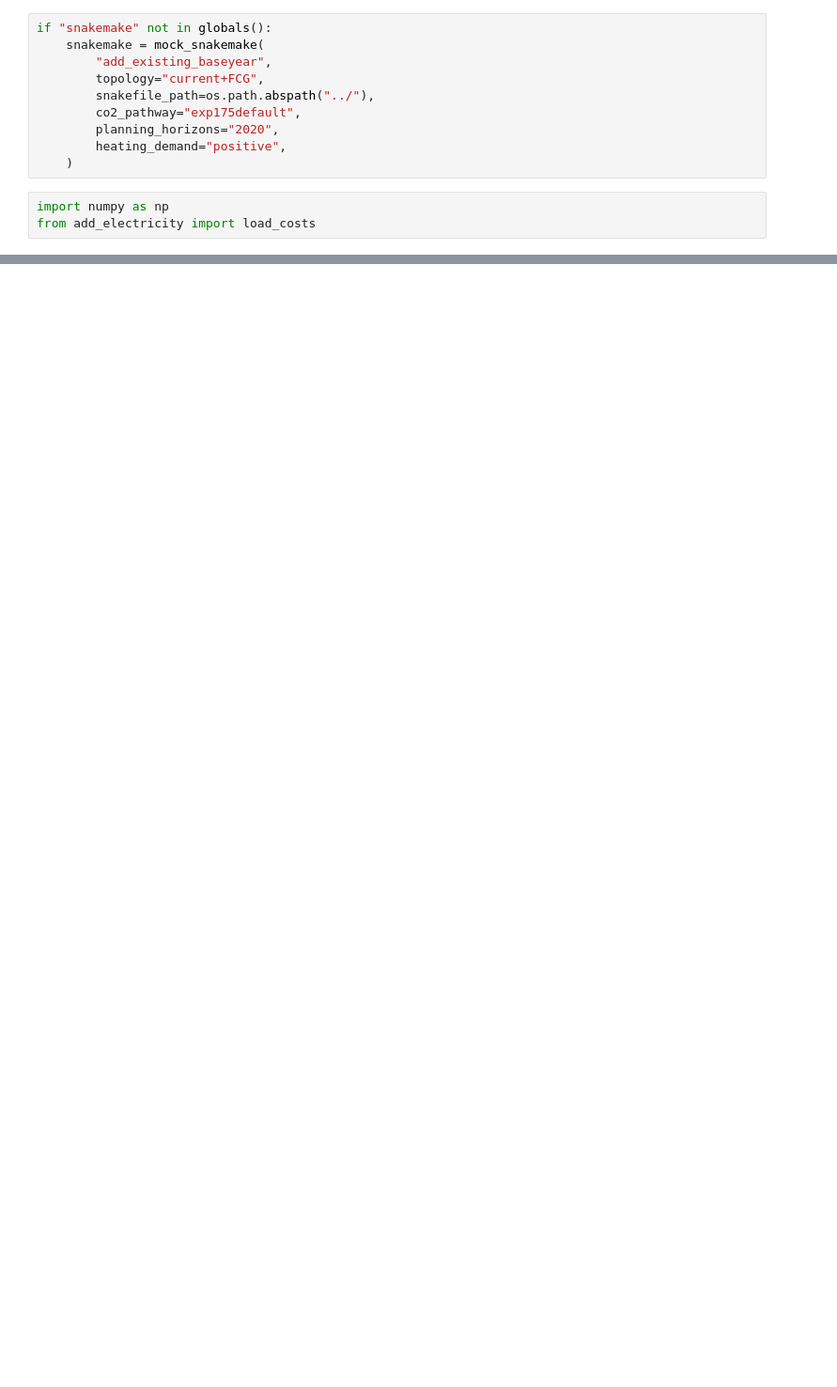
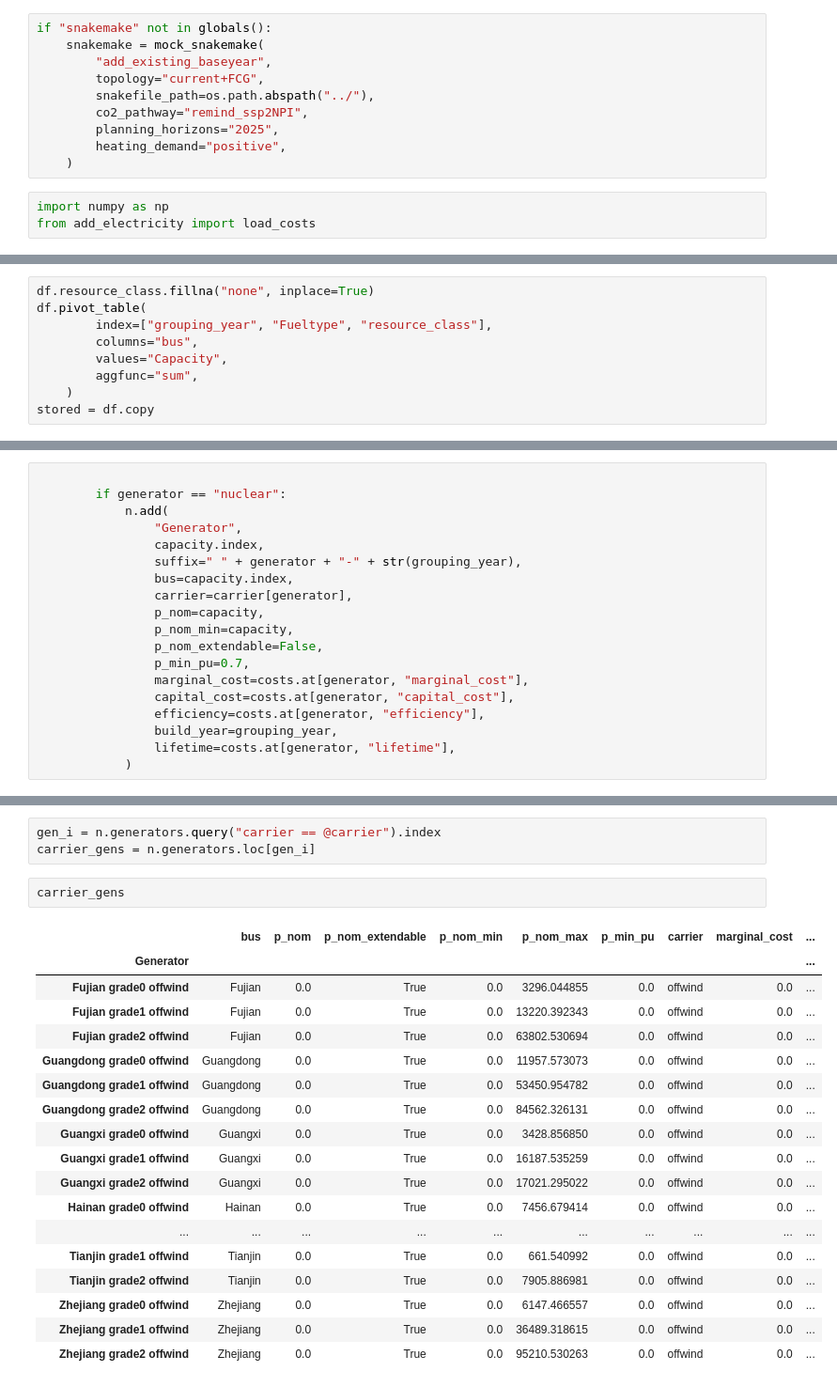
Before and after one commit to pik-piam/PyPSA-China-PIK, a Jupyter notebook: workflow/notebooks/dev-brownfield_grades_vre.ipynb, the cells around one changed output, grey strips where cells are left out. Shown at 94% size. Drawn from its saved outputs; the diff is of its cells as text; blank space fills up the shorter version.

```diff
--- a/workflow/notebooks/dev-brownfield_grades_vre.ipynb
+++ b/workflow/notebooks/dev-brownfield_grades_vre.ipynb
@@ -34,8 +34,8 @@ if "snakemake" not in globals():
         "add_existing_baseyear",
         topology="current+FCG",
         snakefile_path=os.path.abspath("../"),
-        co2_pathway="exp175default",
-        planning_horizons="2020",
+        co2_pathway="remind_ssp2NPI",
+        planning_horizons="2025",
         heating_demand="positive",
     )
 # %%
@@ -135,0 +95,9 @@ df.loc[(slice(None),"onwind"),:]
+# %%
+df.resource_class.fillna("none", inplace=True)
+df.pivot_table(
+        index=["grouping_year", "Fueltype", "resource_class"],
+        columns="bus",
+        values="Capacity",
+        aggfunc="sum",
+    )
+stored = df.copy
@@ -135,0 +443,19 @@ df.loc[(slice(None),"onwind"),:]
+# %%
+
+        if generator == "nuclear":
+            n.add(
+                "Generator",
+                capacity.index,
+                suffix=" " + generator + "-" + str(grouping_year),
+                bus=capacity.index,
+                carrier=carrier[generator],
+                p_nom=capacity,
+                p_nom_min=capacity,
+                p_nom_extendable=False,
+                p_min_pu=0.7,
+                marginal_cost=costs.at[generator, "marginal_cost"],
+                capital_cost=costs.at[generator, "capital_cost"],
+                efficiency=costs.at[generator, "efficiency"],
+                build_year=grouping_year,
+                lifetime=costs.at[generator, "lifetime"],
+            )
@@ -178,0 +759,24 @@ FileNotFoundError: [Errno 2] No such file or directory: '/home/ivanra/documents/
+# %%
+gen_i = n.generators.query("carrier == @carrier").index
+carrier_gens = n.generators.loc[gen_i]
+# %%
+carrier_gens
+# %% [output]
+|  | bus | p_nom | p_nom_extendable | p_nom_min | p_nom_max | p_min_pu | carrier | marginal_cost | ... |
+| Generator |  |  |  |  |  |  |  |  | ... |
+| Fujian grade0 offwind | Fujian | 0.0 | True | 0.0 | 3296.044855 | 0.0 | offwind | 0.0 | ... |
+| Fujian grade1 offwind | Fujian | 0.0 | True | 0.0 | 13220.392343 | 0.0 | offwind | 0.0 | ... |
+| Fujian grade2 offwind | Fujian | 0.0 | True | 0.0 | 63802.530694 | 0.0 | offwind | 0.0 | ... |
+| Guangdong grade0 offwind | Guangdong | 0.0 | True | 0.0 | 11957.573073 | 0.0 | offwind | 0.0 | ... |
+| Guangdong grade1 offwind | Guangdong | 0.0 | True | 0.0 | 53450.954782 | 0.0 | offwind | 0.0 | ... |
+| Guangdong grade2 offwind | Guangdong | 0.0 | True | 0.0 | 84562.326131 | 0.0 | offwind | 0.0 | ... |
+| Guangxi grade0 offwind | Guangxi | 0.0 | True | 0.0 | 3428.856850 | 0.0 | offwind | 0.0 | ... |
+| Guangxi grade1 offwind | Guangxi | 0.0 | True | 0.0 | 16187.535259 | 0.0 | offwind | 0.0 | ... |
+| Guangxi grade2 offwind | Guangxi | 0.0 | True | 0.0 | 17021.295022 | 0.0 | offwind | 0.0 | ... |
+| Hainan grade0 offwind | Hainan | 0.0 | True | 0.0 | 7456.679414 | 0.0 | offwind | 0.0 | ... |
+| ... | ... | ... | ... | ... | ... | ... | ... | ... | ... |
+| Tianjin grade1 offwind | Tianjin | 0.0 | True | 0.0 | 661.540992 | 0.0 | offwind | 0.0 | ... |
+| Tianjin grade2 offwind | Tianjin | 0.0 | True | 0.0 | 7905.886981 | 0.0 | offwind | 0.0 | ... |
+| Zhejiang grade0 offwind | Zhejiang | 0.0 | True | 0.0 | 6147.466557 | 0.0 | offwind | 0.0 | ... |
+| Zhejiang grade1 offwind | Zhejiang | 0.0 | True | 0.0 | 36489.318615 | 0.0 | offwind | 0.0 | ... |
+| Zhejiang grade2 offwind | Zhejiang | 0.0 | True | 0.0 | 95210.530263 | 0.0 | offwind | 0.0 | ... |
```
Also changed, not shown: parts of 54 cells of this notebook, 1 other file.
